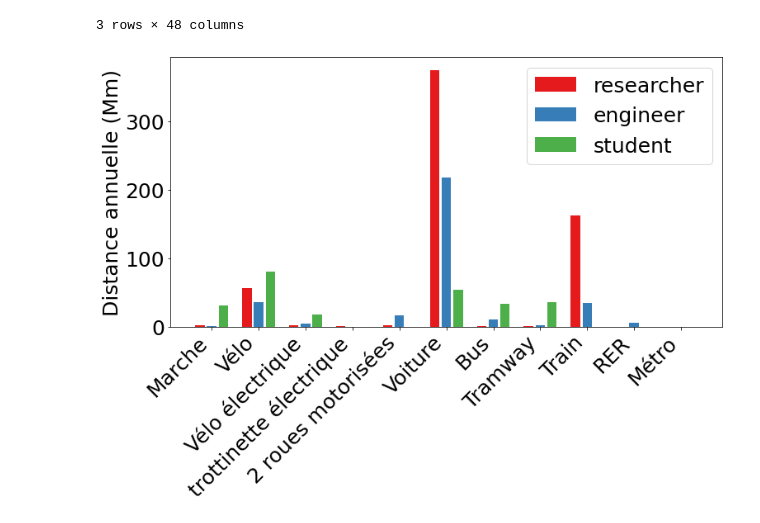
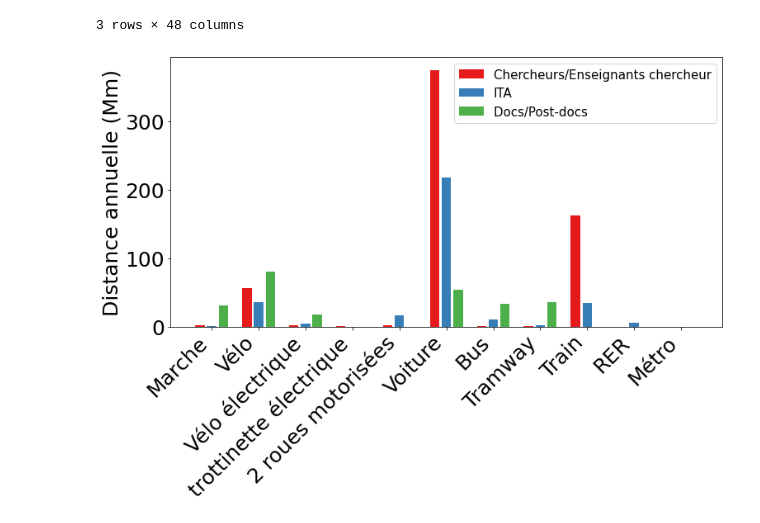
Before and after one commit to umr-marbec/marbec-green, a Jupyter notebook: process-emissions-deplacement.ipynb, the cells around one changed output. Drawn from its saved outputs; the diff is of its cells as text; code cells hidden in the pictures.

Commit message:
Correct legend

```diff
--- a/process-emissions-deplacement.ipynb
+++ b/process-emissions-deplacement.ipynb
@@ -291,24 +291,25 @@ test
 # %%
 fig = plt.figure(facecolor='white', figsize=(12, 6))
 plt.rcParams['font.size'] = 25
 ax = plt.gca()
 x = np.array([0, 5, 10])
+labelout = ['Chercheurs/Enseignants chercheur', 'ITA', 'Docs/Post-docs ']
 offset = 20
 width = 4
 xlabels = []
 for c in distance_cols:
     l = plt.bar(x, test[c] / 1000, width=width, color=colors)
     xlabels.append(x[1])
     x += offset
 
 ax.set_xticks(xlabels)
 ax.set_xticklabels(types, ha='right', rotation=45)
 plt.ylabel('Distance annuelle (Mm)')
 
-plt.legend(l, test.index)
+plt.legend(l, labelout, fontsize=15)
 plt.savefig('distance_by_cat.png', bbox_inches='tight')
 # %% [output]
-[figure, old version]
+[figure, new version]
 # %%
 totsum = data.sum(axis=0)
 totsum
```
Also changed, not shown: parts of 11 cells of this notebook.
